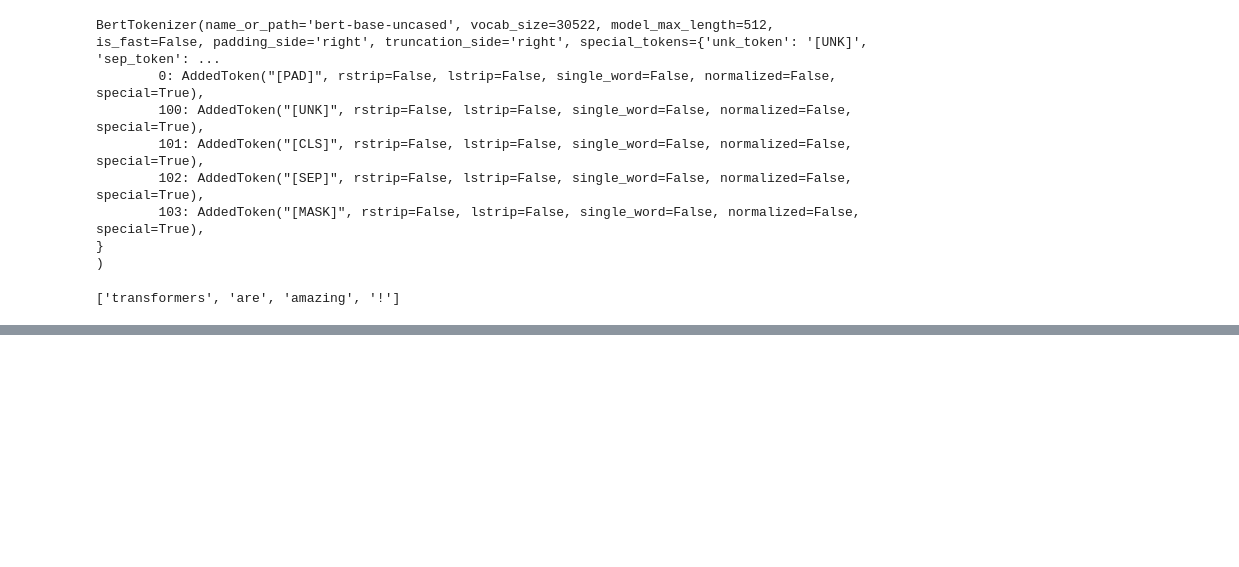
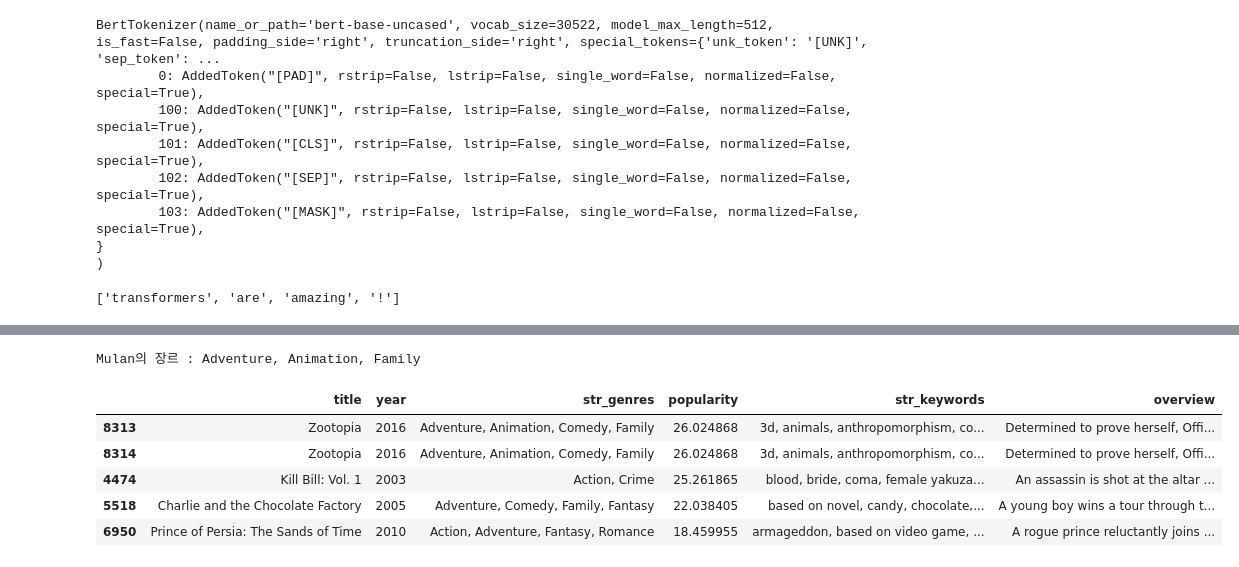
Before and after one commit to JSPARK0931/2025python, a Jupyter notebook: 02code/02contentbow/03trans02.ipynb, the cells around one changed output, grey strips where cells are left out. Drawn from its saved outputs; the diff is of its cells as text; code cells hidden in the pictures; blank space fills up the shorter version.

```diff
--- a/02code/02contentbow/03trans02.ipynb
+++ b/02code/02contentbow/03trans02.ipynb
@@ -328,0 +449,5 @@ tokens
+# %%
+import numpy as np
+
+all_embeddings = np.array(all_embeddings)
+all_embeddings.shape
@@ -328,0 +472,4 @@ tokens
+# %%
+from sklearn.metrics.pairwise import cosine_similarity
+similarity_of_overview = cosine_similarity(all_embeddings,all_embeddings)
+similarity_of_overview.shape
@@ -328,0 +494,2 @@ tokens
+# %%
+sorted_similarity_of_overview = similarity_of_overview.argsort()[:,::-1]
@@ -328,0 +506,26 @@ tokens
+# %%
+# 분산도 때문에 popularity_log를 이용해야함.
+def recom(title_name,top_k=30):
+    movie_of_title = movies[movies['title'] == title_name]
+    print(f'{title_name}의 장르 : {movie_of_title['str_genres'].values[0]}')
+
+    movies_index_of_title = movie_of_title.index.values[0]
+
+    similar_indexes = sorted_similarity_of_overview[movies_index_of_title,:top_k*2]
+
+    similar_indexes = similar_indexes.reshape(-1)
+
+    similar_indexes = similar_indexes[similar_indexes != movies_index_of_title]
+
+    return movies.iloc[similar_indexes].sort_values(by=['popularity','year'],ascending=False)[:5]
+# %%
+recom_movies = recom('Mulan')
+recom_movies[['title','year','str_genres','popularity','str_keywords','overview']]
+# %% [output]
+Mulan의 장르 : Adventure, Animation, Family
+|  | title | year | str_genres | popularity | str_keywords | overview |
+| 8313 | Zootopia | 2016 | Adventure, Animation, Comedy, Family | 26.024868 | 3d, animals, anthropomorphism, co... | Determined to prove herself, Offi... |
+| 8314 | Zootopia | 2016 | Adventure, Animation, Comedy, Family | 26.024868 | 3d, animals, anthropomorphism, co... | Determined to prove herself, Offi... |
+| 4474 | Kill Bill: Vol. 1 | 2003 | Action, Crime | 25.261865 | blood, bride, coma, female yakuza... | An assassin is shot at the altar ... |
+| 5518 | Charlie and the Chocolate Factory | 2005 | Adventure, Comedy, Family, Fantasy | 22.038405 | based on novel, candy, chocolate,... | A young boy wins a tour through t... |
+| 6950 | Prince of Persia: The Sands of Time | 2010 | Action, Adventure, Fantasy, Romance | 18.459955 | armageddon, based on video game, ... | A rogue prince reluctantly joins ... |
```
Also changed, not shown: parts of 19 cells of this notebook.
